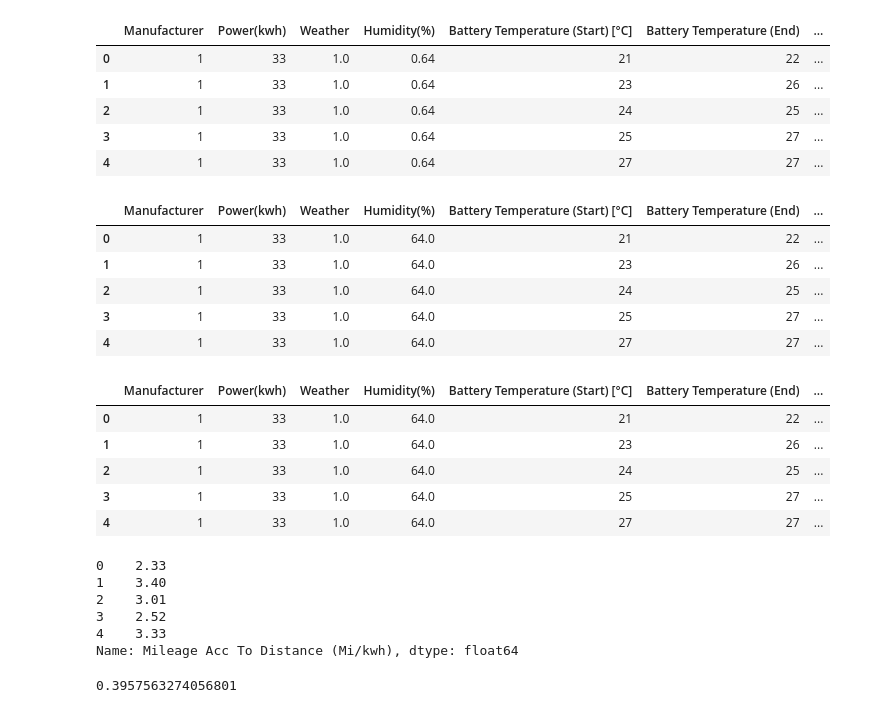
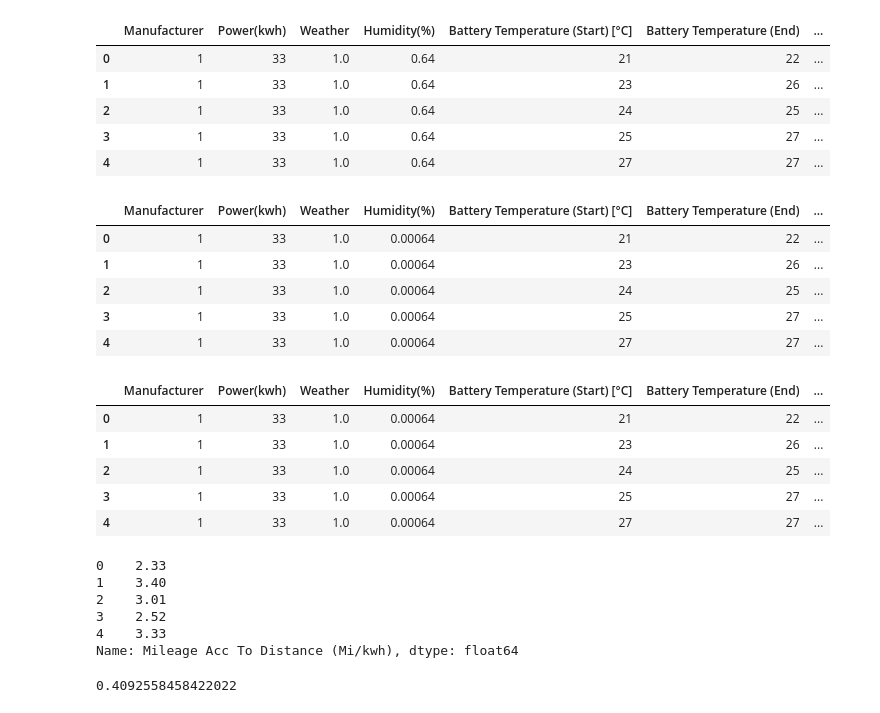
Before and after one commit to Vinayak04601/Battery_MileagePredcition, a Jupyter notebook: Battey_mileage_prediction.ipynb, the cells around one changed output. Drawn from its saved outputs; the diff is of its cells as text; code cells hidden in the pictures.

```diff
--- a/Battey_mileage_prediction.ipynb
+++ b/Battey_mileage_prediction.ipynb
@@ -4,7 +4,7 @@ import matplotlib.pyplot as plt
 import pandas as pd
 %matplotlib inline
 # %%
-df1= pd.read_csv('/content/dataset.csv')
+df1= pd.read_csv('dataset.csv')
 # %%
 # Base values: Munich East, Munich North , Munich Northeast , Munich South
 df1['Munich East'] = (df1['Route/Area'] == 'Munich East').astype('int')
@@ -41,21 +42,21 @@ df2['Humidity(%)'] = df2['Humidity(%)']/1000
 df2.head()
 # %% [output]
 |  | Manufacturer | Power(kwh) | Weather | Humidity(%) | Battery Temperature (Start) [°C] | Battery Temperature (End) | ... |
-| 0 | 1 | 33 | 1.0 | 64.0 | 21 | 22 | ... |
-| 1 | 1 | 33 | 1.0 | 64.0 | 23 | 26 | ... |
-| 2 | 1 | 33 | 1.0 | 64.0 | 24 | 25 | ... |
-| 3 | 1 | 33 | 1.0 | 64.0 | 25 | 27 | ... |
-| 4 | 1 | 33 | 1.0 | 64.0 | 27 | 27 | ... |
+| 0 | 1 | 33 | 1.0 | 0.00064 | 21 | 22 | ... |
+| 1 | 1 | 33 | 1.0 | 0.00064 | 23 | 26 | ... |
+| 2 | 1 | 33 | 1.0 | 0.00064 | 24 | 25 | ... |
+| 3 | 1 | 33 | 1.0 | 0.00064 | 25 | 27 | ... |
+| 4 | 1 | 33 | 1.0 | 0.00064 | 27 | 27 | ... |
 # %%
-x = df2.drop('Mileage Acc To Distance (Mi/kwh)',axis=1)
+x = df2.drop(['Mileage Acc To Distance (Mi/kwh)','Munich South'],axis=1)
 x.head()
 # %% [output]
 |  | Manufacturer | Power(kwh) | Weather | Humidity(%) | Battery Temperature (Start) [°C] | Battery Temperature (End) | ... |
-| 0 | 1 | 33 | 1.0 | 64.0 | 21 | 22 | ... |
-| 1 | 1 | 33 | 1.0 | 64.0 | 23 | 26 | ... |
-| 2 | 1 | 33 | 1.0 | 64.0 | 24 | 25 | ... |
-| 3 | 1 | 33 | 1.0 | 64.0 | 25 | 27 | ... |
-| 4 | 1 | 33 | 1.0 | 64.0 | 27 | 27 | ... |
+| 0 | 1 | 33 | 1.0 | 0.00064 | 21 | 22 | ... |
+| 1 | 1 | 33 | 1.0 | 0.00064 | 23 | 26 | ... |
+| 2 | 1 | 33 | 1.0 | 0.00064 | 24 | 25 | ... |
+| 3 | 1 | 33 | 1.0 | 0.00064 | 25 | 27 | ... |
+| 4 | 1 | 33 | 1.0 | 0.00064 | 27 | 27 | ... |
 # %%
 y=df2['Mileage Acc To Distance (Mi/kwh)']
 y.head()
@@ -76,7 +77,7 @@ X_train=scaler.fit_transform(X_train)
 X_test=scaler.fit_transform(X_test)
 X_train.mean()
 # %% [output]
-0.3957563274056801
+0.4092558458422022
 # %%
 import seaborn as sns
 f, ax = plt.subplots(figsize=(10, 8))
```
Also changed, not shown: parts of 9 cells of this notebook.
